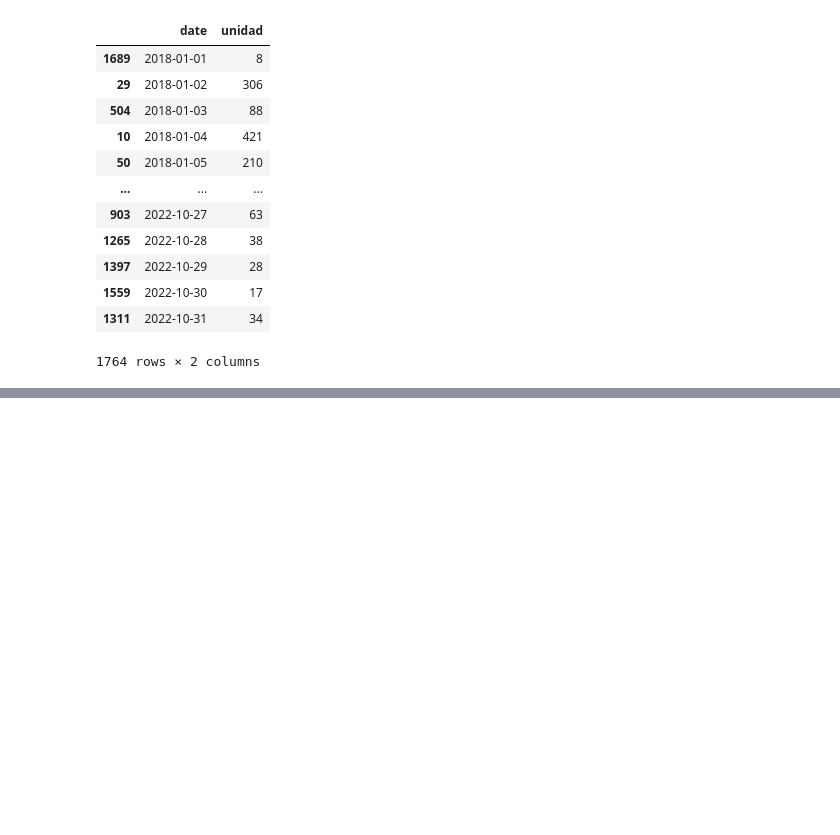
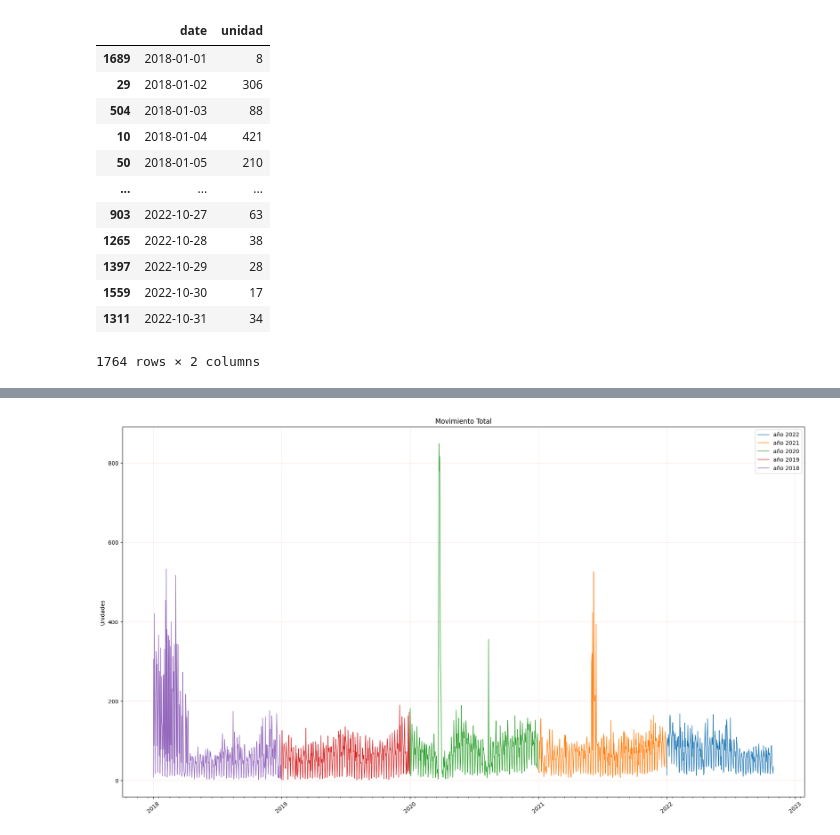
Before and after one commit to Peskysa/valverde, a Jupyter notebook: de_cero.ipynb, the cells around one changed output, grey strips where cells are left out. Saved outputs shown, nothing was run; the diff lists cells and outputs as text; code cells hidden in the pictures; blank space fills up the shorter version.

```diff
--- a/de_cero.ipynb
+++ b/de_cero.ipynb
@@ -204,0 +236,69 @@ date_960_ordenado
+# %%
+import pandas as pd
+import matplotlib.pyplot as plt
+import matplotlib.dates as dates
+df = date_960_ordenado
+# Convert the date to datetime64
+df['date'] = pd.to_datetime(df['date'], format='%Y-%m-%d')
+
+
+
+# Filter data between two dates
+df_2022 = df.loc[(df['date'] >= '2022-01-01')
+                     & (df['date'] < '2023-01-01')]
+
+df_2021 = df.loc[(df['date'] >= '2021-01-01')
+                     & (df['date'] < '2022-01-01')]
+
+df_2020 = df.loc[(df['date'] >= '2020-01-01')
+                     & (df['date'] < '2021-01-01')]
+
+df_2019 = df.loc[(df['date'] >= '2019-01-01')
+                     & (df['date'] < '2020-01-01')]
+
+df_2018 = df.loc[(df['date'] >= '2018-01-01')
+                     & (df['date'] < '2019-01-01')]
+
+
+y = df_2022['unidad']
+x = df_2022['date']
+
+y1 = df_2021['unidad']
+x1 = df_2021['date']
+
+y2 = df_2020['unidad']
+x2 = df_2020['date']
+
+y3 = df_2019['unidad']
+x3 = df_2019['date']
+
+y4 = df_2018['unidad']
+x4 = df_2018['date']
+
+
+fig, ax = plt.subplots(figsize=(22,12))
+
+
+#ax.step(x, y, linewidth=1.0)
+#ax.stem(x, y)
+ax.plot(x, y, linewidth=1.0 ,label='año 2022')
+ax.plot(x1, y1, linewidth=1.0,label='año 2021')
+ax.plot(x2, y2, linewidth=1.0,label='año 2020')
+ax.plot(x3, y3, linewidth=1.0,label='año 2019')
+ax.plot(x4, y4, linewidth=1.0,label='año 2018')
+
+ax.xaxis.set_tick_params(rotation=40)
+ax.tick_params(grid_color='r', grid_alpha=0.1)
+
+
+ax.xaxis.set_minor_locator(dates.MonthLocator(bymonthday=16))
+
+ax.set_ylabel('Unidades')
+ax.set_title('Movimiento Total')
+
+plt.grid()
+ax.legend()
+plt.savefig("static\Años por colores.jpg")
+plt.show()
+# %% [output]
+[figure, added]
```
Also changed, not shown: parts of 1 cell of this notebook, 1 other file.
